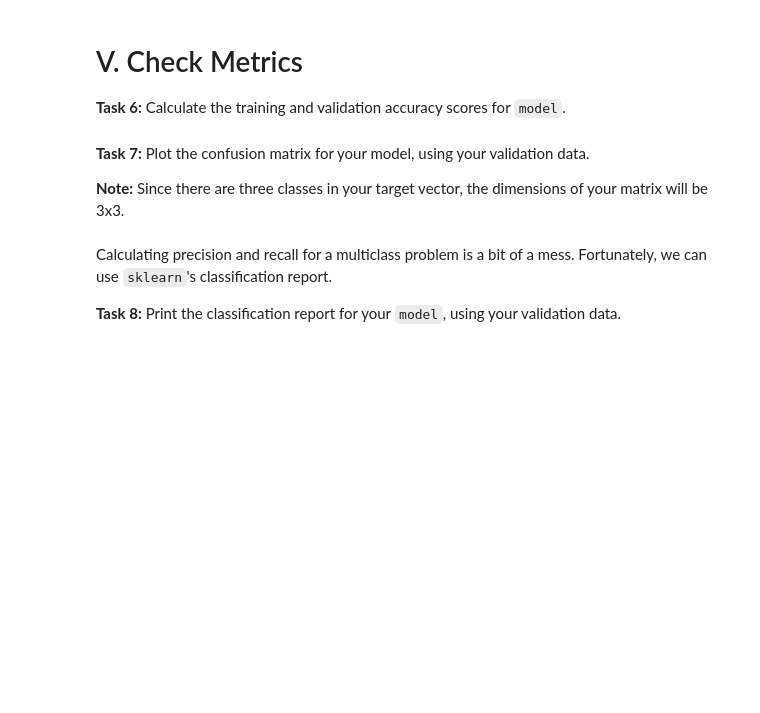
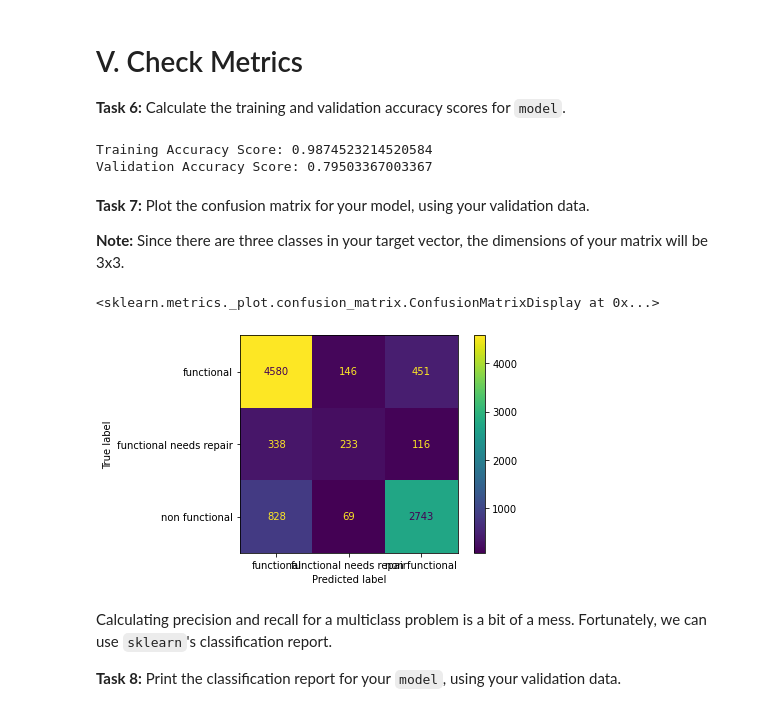
Before and after one commit to Vasanta2002/Data_Wrangling, a Jupyter notebook: module4-classification-metrics/LS_DS_224_assignment.ipynb, the cells around one changed output. Saved outputs shown, nothing was run; the diff lists cells and outputs as text; code cells hidden in the pictures; blank space fills up the shorter version.

```diff
--- a/module4-classification-metrics/LS_DS_224_assignment.ipynb
+++ b/module4-classification-metrics/LS_DS_224_assignment.ipynb
@@ -151,17 +151,24 @@ dtype: int64}])),
 
 **Task 6:** Calculate the training and validation accuracy scores for `model`.
 # %%
-training_acc = ...
-val_acc = ...
+training_acc = model.score(X_train, y_train)
+val_acc = model.score(X_val, y_val)
 
 print('Training Accuracy Score:', training_acc)
 print('Validation Accuracy Score:', val_acc)
+# %% [output]
+Training Accuracy Score: 0.9874523214520584
+Validation Accuracy Score: 0.79503367003367
 # %% [markdown]
 **Task 7:** Plot the confusion matrix for your model, using your validation data.
 
 **Note:** Since there are three classes in your target vector, the dimensions of your matrix will be 3x3.
 # %%
 # Plot 3x3 confusion matrix
+plot_confusion_matrix(model, X_val, y_val)
+# %% [output]
+<sklearn.metrics._plot.confusion_matrix.ConfusionMatrixDisplay at 0x...>
+[figure, added]
 # %% [markdown]
 Calculating precision and recall for a multiclass problem is a bit of a mess. Fortunately, we can use `sklearn`'s classification report.
 
```
Also changed, not shown: parts of 12 cells of this notebook.
